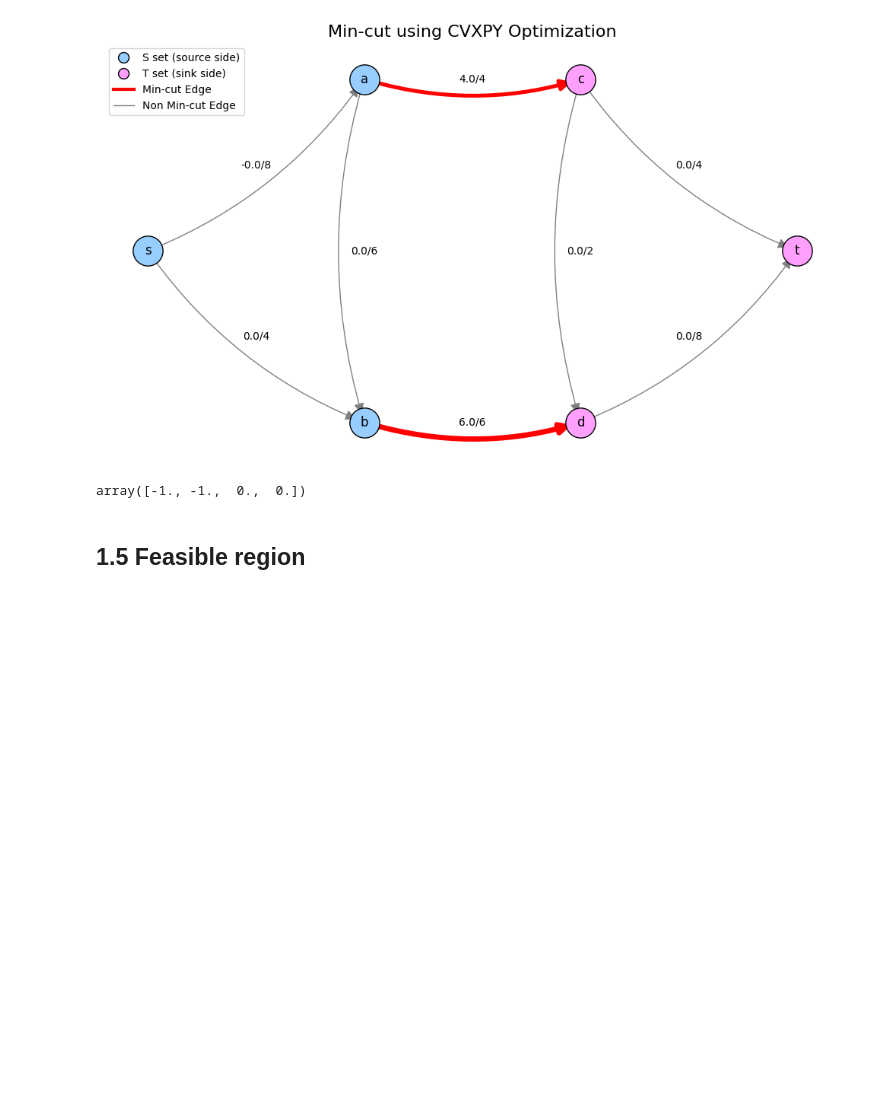
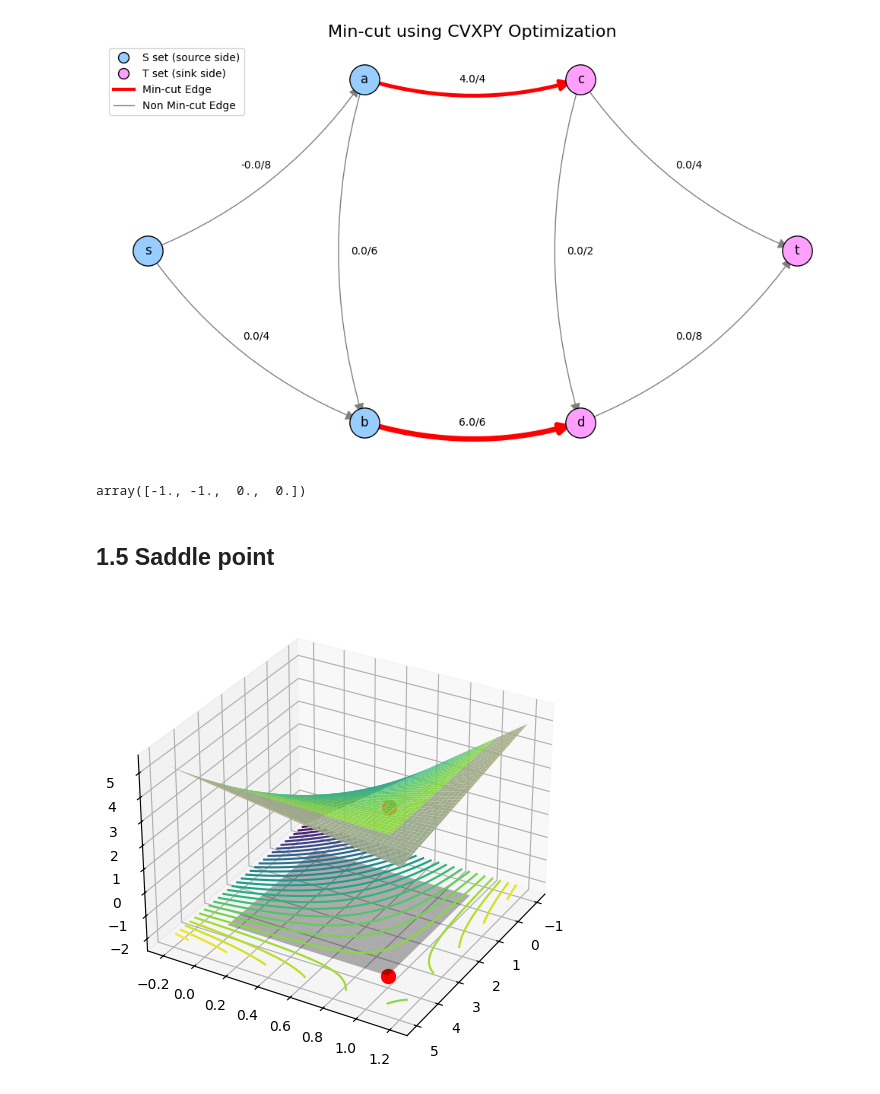
Before and after one commit to CichySA/P_Discrete_Math, a Jupyter notebook: Main_szymon.ipynb, the cells around one changed output. Saved outputs shown, nothing was run; the diff lists cells and outputs as text; code cells hidden in the pictures; blank space fills up the shorter version.

Commit message:
saddle

```diff
--- a/Main_szymon.ipynb
+++ b/Main_szymon.ipynb
@@ -151,4 +151,64 @@ node_potential.value
 [figure]
 array([-1., -1.,  0.,  0.])
 # %% [markdown]
-## 1.5 Feasible region
+## 1.5 Saddle point
+# %%
+from matplotlib.colors import Normalize
+import numpy as np
+import matplotlib.pyplot as plt
+from scipy.datasets import face
+
+c = 4
+# f - c <= 0
+f_vals = np.linspace(-1, 5, 100)
+# d >= 0
+d_vals = np.linspace(-0.2, 1.2, 100)
+F, D = np.meshgrid(f_vals, d_vals)
+L = F + D * (c - F)
+
+l_min = np.min(L)
+l_max = np.max(L)
+l_curve = np.linspace(l_min, l_max, 100)
+
+fig = plt.figure(figsize=(10, 6))
+ax = fig.add_subplot(111, projection='3d')
+
+
+feasible = (F <= c) & (D >= 0) & (D <= 1)
+norm = Normalize(vmin=l_min, vmax=l_max)
+colors = plt.cm.viridis(norm(L))
+colors[~feasible, :3] = 0.2 * colors[~feasible, :3] + 0.5 * np.array([1, 1, 1])
+colors[~feasible, 3] = 0.25
+ax.plot_surface(F, D, L, alpha=0.99, cmap='viridis', facecolors=colors, edgecolor='none', zorder=1)
+ax.view_init(elev=30, azim=30)
+levels = np.linspace(l_min, l_max-0.1, 30)
+contours = ax.contour(F, D, L, levels=levels, cmap='viridis', offset=l_min)
+
+ax.scatter(c, 1, c+1, color='red', s=100, label='Optimum', zorder=11111)
+ax.scatter(c, 1, l_min, color='red', s=100, label='Optimum', zorder=10)
+# Draw the feasible rectangle in the (f, d) plane at the bottom
+f_rect = np.linspace(0, c, 10)
+d_rect = np.linspace(0, 1, 10)
+F_rect, D_rect = np.meshgrid(f_rect, d_rect)
+Z_rect = np.full_like(F_rect, l_min)
+
+
+ax.plot_surface(F_rect, D_rect, Z_rect, color='black', alpha=0.3, zorder=10)
+
+# # Draw the feasible region boundary on the L surface
+# # Edges of the rectangle [0,c] x [0,1] lifted to L values
+# # Edge d=0: f in [0,c] -> L = f
+# ax.plot(np.linspace(0, c, 100), np.zeros(100), np.linspace(0, c, 100),
+#     color='red', linewidth=2, zorder=10)
+# # Edge d=1: f in [0,c] -> L = c
+# ax.plot(np.linspace(0, c, 100), np.ones(100), np.full(100, c),
+#     color='red', linewidth=2, zorder=10)
+# # Edge f=0: d in [0,1] -> L = c*d
+# ax.plot(np.zeros(100), np.linspace(0, 1, 100), c * np.linspace(0, 1, 100),
+#     color='red', linewidth=2, zorder=10)
+# # Edge f=c: d in [0,1] -> L = c
+# ax.plot(np.full(100, c), np.linspace(0, 1, 100), np.full(100, c),
+#     color='red', linewidth=2, zorder=10)
+plt.show()
+# %% [output]
+[figure, added]
```
Also changed, not shown: 1 other file.
